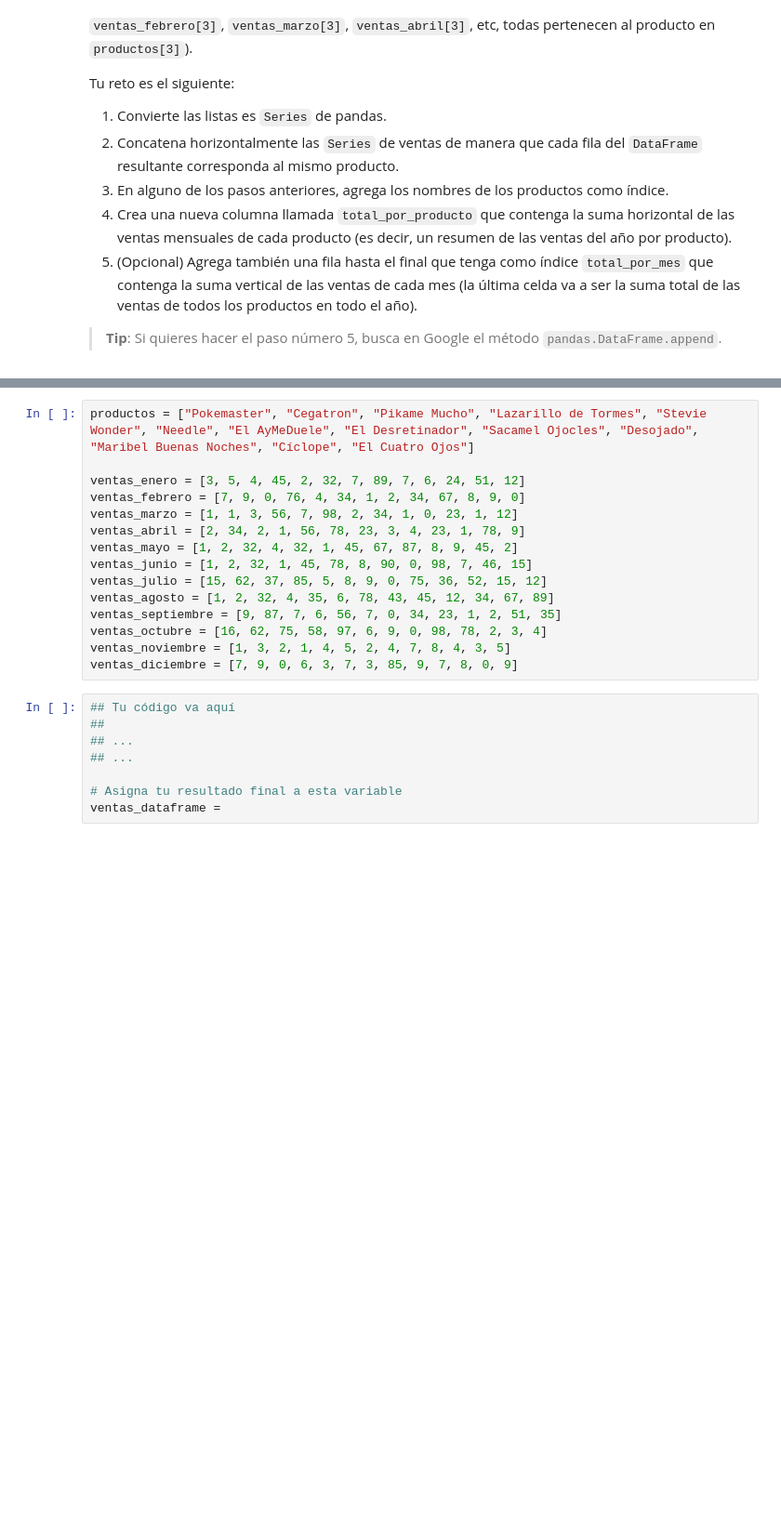
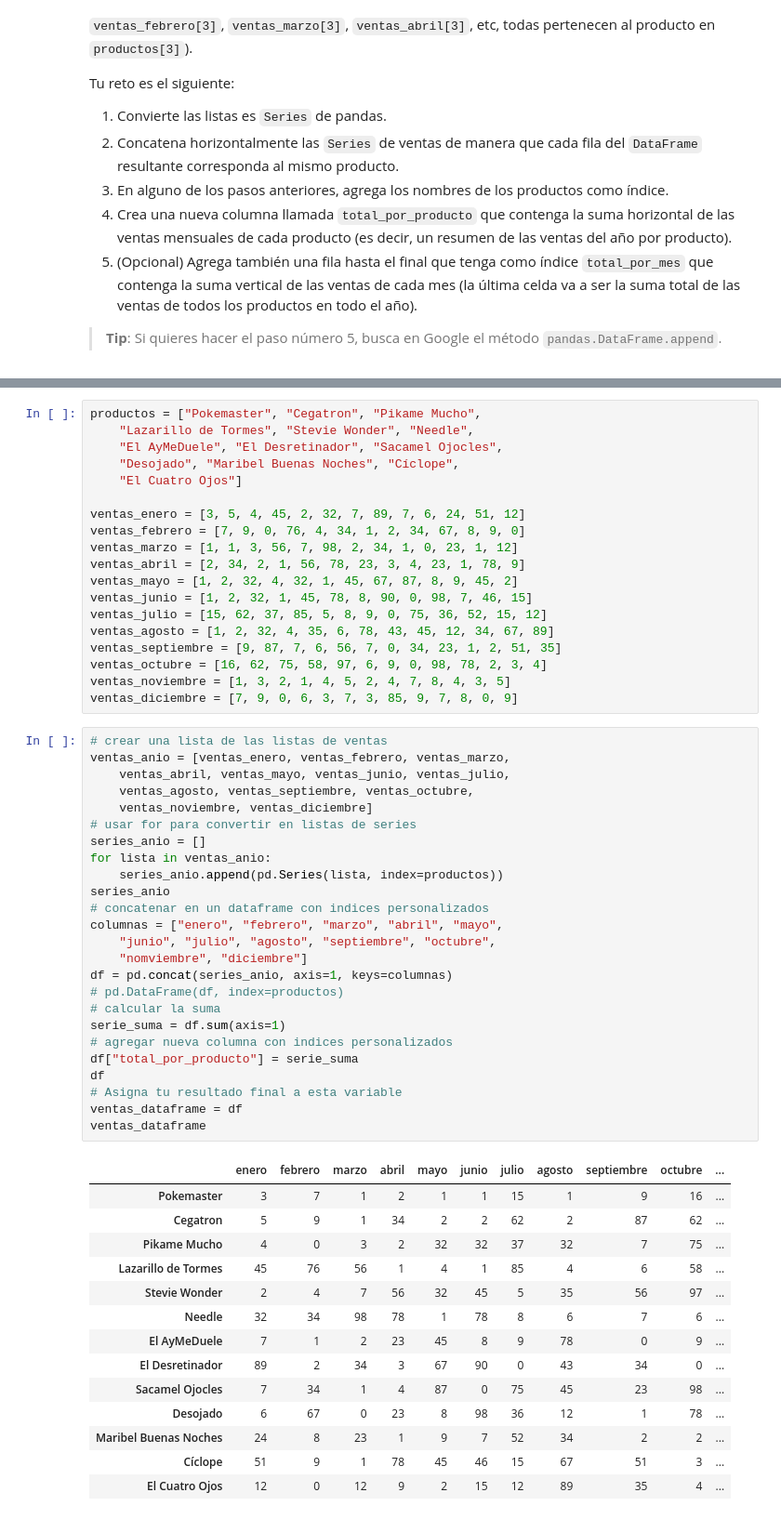
Before and after one commit to rctorr/data-analisis-cdmx-20-05, a Jupyter notebook: Sesion-06/Ejemplo-05/concat_reto.ipynb, the cells around one changed output, grey strips where cells are left out. Shown: that part at 93% size. Drawn from its saved outputs; the diff is of its cells as text; blank space fills up the shorter version.

```diff
--- a/Sesion-06/Ejemplo-05/concat_reto.ipynb
+++ b/Sesion-06/Ejemplo-05/concat_reto.ipynb
@@ -30,5 +31,9 @@ Tu reto es el siguiente:
 # %%
-productos = ["Pokemaster", "Cegatron", "Pikame Mucho", "Lazarillo de Tormes", "Stevie Wonder", "Needle", "El AyMeDuele", "El Desretinador", "Sacamel Ojocles", "Desojado", "Maribel Buenas Noches", "Cíclope", "El Cuatro Ojos"]
+productos = ["Pokemaster", "Cegatron", "Pikame Mucho",
+    "Lazarillo de Tormes", "Stevie Wonder", "Needle",
+    "El AyMeDuele", "El Desretinador", "Sacamel Ojocles",
+    "Desojado", "Maribel Buenas Noches", "Cíclope",
+    "El Cuatro Ojos"]
 
 ventas_enero = [3, 5, 4, 45, 2, 32, 7, 89, 7, 6, 24, 51, 12]
 ventas_febrero = [7, 9, 0, 76, 4, 34, 1, 2, 34, 67, 8, 9, 0]
@@ -42,11 +47,43 @@ ventas_septiembre = [9, 87, 7, 6, 56, 7, 0, 34, 23, 1, 2, 51, 35]
 ventas_octubre = [16, 62, 75, 58, 97, 6, 9, 0, 98, 78, 2, 3, 4]
 ventas_noviembre = [1, 3, 2, 1, 4, 5, 2, 4, 7, 8, 4, 3, 5]
 ventas_diciembre = [7, 9, 0, 6, 3, 7, 3, 85, 9, 7, 8, 0, 9]
-# %%
-## Tu código va aquí
-##
-## ...
-## ...
-
-# Asigna tu resultado final a esta variable
-ventas_dataframe =
+# %%
+# crear una lista de las listas de ventas
+ventas_anio = [ventas_enero, ventas_febrero, ventas_marzo,
+    ventas_abril, ventas_mayo, ventas_junio, ventas_julio,
+    ventas_agosto, ventas_septiembre, ventas_octubre,
+    ventas_noviembre, ventas_diciembre]
+# usar for para convertir en listas de series
+series_anio = []
+for lista in ventas_anio:
+    series_anio.append(pd.Series(lista, index=productos))
+series_anio
+# concatenar en un dataframe con indices personalizados
+columnas = ["enero", "febrero", "marzo", "abril", "mayo",
+    "junio", "julio", "agosto", "septiembre", "octubre",
+    "nomviembre", "diciembre"]
+df = pd.concat(series_anio, axis=1, keys=columnas)
+# pd.DataFrame(df, index=productos)
+# calcular la suma
+serie_suma = df.sum(axis=1)
+# agregar nueva columna con indices personalizados
+df["total_por_producto"] = serie_suma
+df
+# Asigna tu resultado final a esta variable
+ventas_dataframe = df
+ventas_dataframe
+# %% [output]
+|  | enero | febrero | marzo | abril | mayo | junio | julio | agosto | septiembre | octubre | ... |
+| Pokemaster | 3 | 7 | 1 | 2 | 1 | 1 | 15 | 1 | 9 | 16 | ... |
+| Cegatron | 5 | 9 | 1 | 34 | 2 | 2 | 62 | 2 | 87 | 62 | ... |
+| Pikame Mucho | 4 | 0 | 3 | 2 | 32 | 32 | 37 | 32 | 7 | 75 | ... |
+| Lazarillo de Tormes | 45 | 76 | 56 | 1 | 4 | 1 | 85 | 4 | 6 | 58 | ... |
+| Stevie Wonder | 2 | 4 | 7 | 56 | 32 | 45 | 5 | 35 | 56 | 97 | ... |
+| Needle | 32 | 34 | 98 | 78 | 1 | 78 | 8 | 6 | 7 | 6 | ... |
+| El AyMeDuele | 7 | 1 | 2 | 23 | 45 | 8 | 9 | 78 | 0 | 9 | ... |
+| El Desretinador | 89 | 2 | 34 | 3 | 67 | 90 | 0 | 43 | 34 | 0 | ... |
+| Sacamel Ojocles | 7 | 34 | 1 | 4 | 87 | 0 | 75 | 45 | 23 | 98 | ... |
+| Desojado | 6 | 67 | 0 | 23 | 8 | 98 | 36 | 12 | 1 | 78 | ... |
+| Maribel Buenas Noches | 24 | 8 | 23 | 1 | 9 | 7 | 52 | 34 | 2 | 2 | ... |
+| Cíclope | 51 | 9 | 1 | 78 | 45 | 46 | 15 | 67 | 51 | 3 | ... |
+| El Cuatro Ojos | 12 | 0 | 12 | 9 | 2 | 15 | 12 | 89 | 35 | 4 | ... |
```
Also changed, not shown: parts of 1 cell of this notebook, 7 other files.
